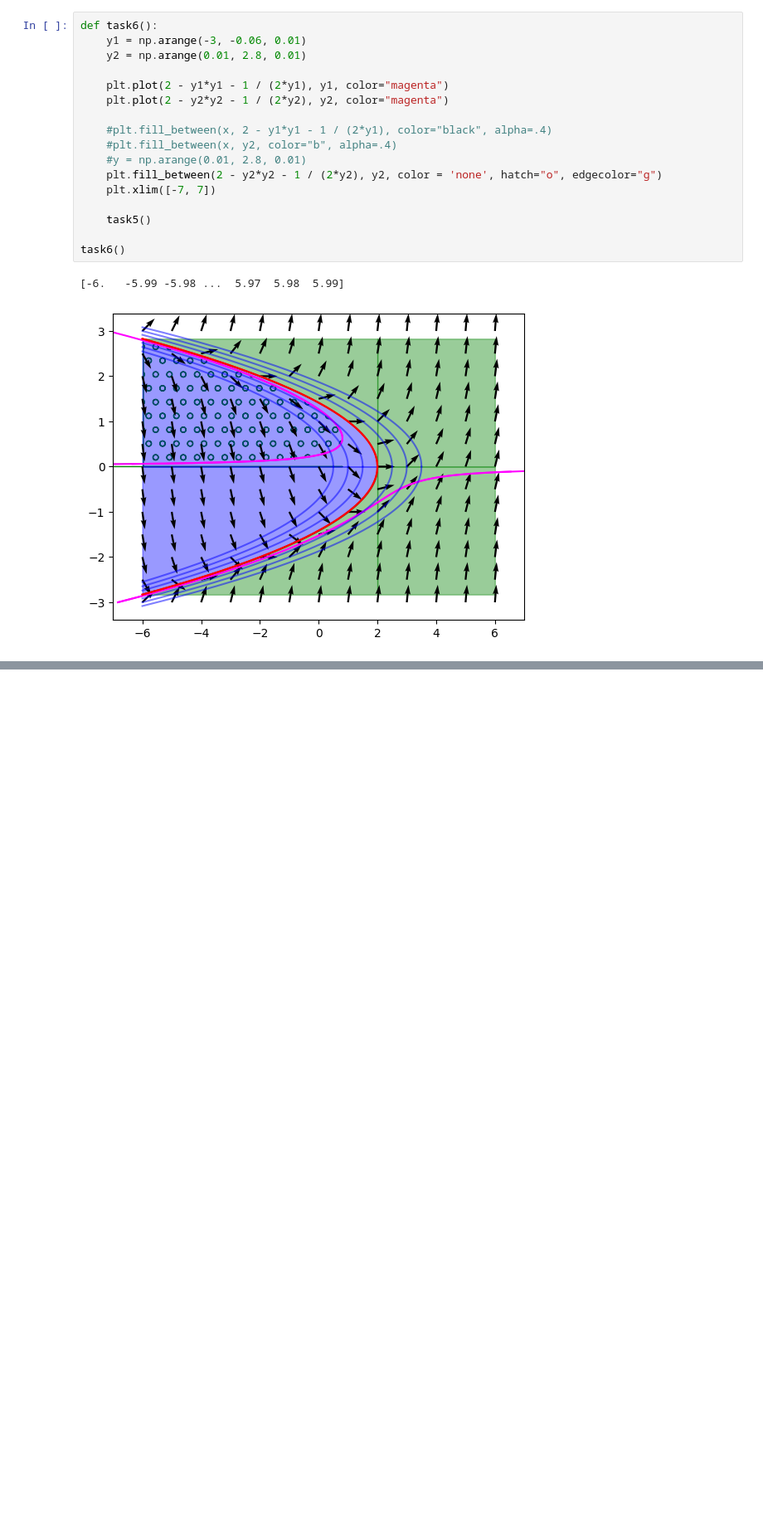
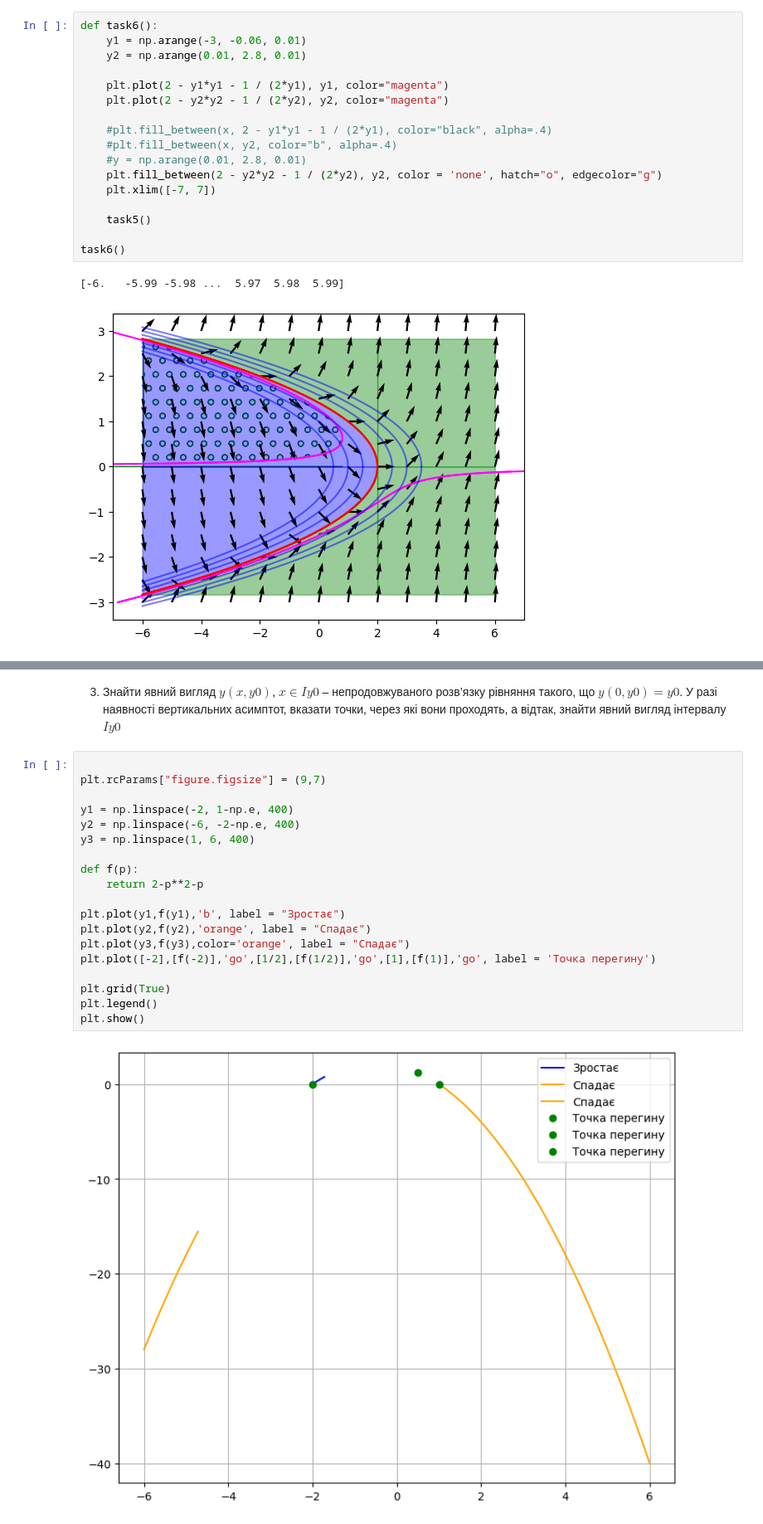
Before and after one commit to VladSkrynyk/study, a Jupyter notebook: 2 course/2 sem/differential_equation/Labs/lab01/Скриник_лабораторна_1.ipynb, the cells around one changed output, grey strips where cells are left out. Shown at 83% size. Saved outputs shown, nothing was run; the diff lists cells and outputs as text; blank space fills up the shorter version.

```diff
--- a/2 course/2 sem/differential_equation/Labs/lab01/Скриник_лабораторна_1.ipynb
+++ b/2 course/2 sem/differential_equation/Labs/lab01/Скриник_лабораторна_1.ipynb
@@ -166,0 +405,23 @@ task6()
+# %% [markdown]
+3. Знайти явний вигляд $ y(x, y0) $, $ x ∈ Iy0 $ – непродовжуваного розв’язку рiвняння такого, що $ y(0, y0) = y0 $. У разi наявностi вертикальних асимптот, вказати точки, через якi вони проходять, а вiдтак, знайти явний вигляд iнтервалу $ Iy0 $
+# %%
+
+plt.rcParams["figure.figsize"] = (9,7)
+
+y1 = np.linspace(-2, 1-np.e, 400)
+y2 = np.linspace(-6, -2-np.e, 400)
+y3 = np.linspace(1, 6, 400)
+
+def f(p):
+    return 2-p**2-p
+
+plt.plot(y1,f(y1),'b', label = "Зростає")
+plt.plot(y2,f(y2),'orange', label = "Спадає")
+plt.plot(y3,f(y3),color='orange', label = "Спадає")
+plt.plot([-2],[f(-2)],'go',[1/2],[f(1/2)],'go',[1],[f(1)],'go', label = 'Точка перегину')
+
+plt.grid(True)
+plt.legend()
+plt.show()
+# %% [output]
+[figure, added]
```
Also changed, not shown: parts of 15 cells of this notebook, 31 other files.
